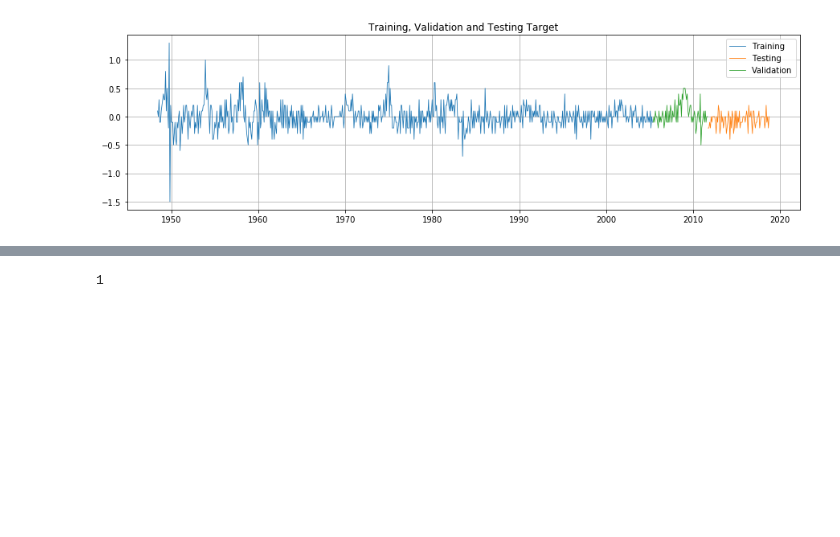
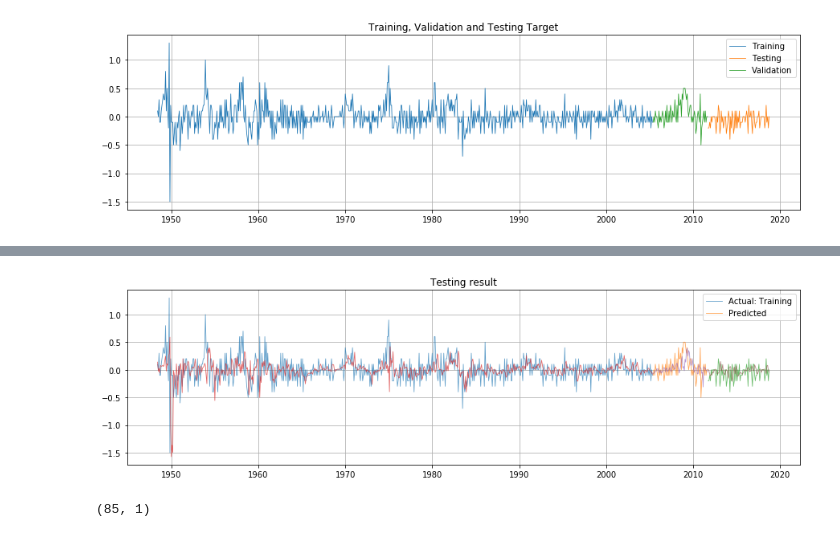
Before and after one commit to TianyuDu/AnnEconForecast, a Jupyter notebook: vanilla_nn.ipynb, the cells around one changed output, grey strips where cells are left out. Drawn from its saved outputs; the diff is of its cells as text; code cells hidden in the pictures; blank space fills up the shorter version.

```diff
--- a/vanilla_nn.ipynb
+++ b/vanilla_nn.ipynb
@@ -145,7 +145,7 @@ with tf.Session() as sess:
                 feed_dict={
                     X: X_train.values,
                     y_true: y_train.values})
-        if e % 100 == 0 or e == (EPOCHS - 1):
+        if e % 100 == 0:
             train_loss = sess.run(loss, feed_dict={
                 X: X_train.values,
                 y_true: y_train.values
@@ -155,4 +155,22 @@ with tf.Session() as sess:
                 y_true: y_val.values
             })
             print(f"Epoch {e}: Training Loss :{train_loss:0.7f}, Validation Loss :{val_loss:0.7f}")
+    train_loss = sess.run(loss, feed_dict={X: X_train.values, y_true: y_train.values})
+    val_loss = sess.run(loss, feed_dict={X: X_val.values, y_true: y_val.values})
+    print(f"Final: Training Loss :{train_loss:0.7f}, Validation Loss :{val_loss:0.7f}")
+
+    pred_train = sess.run(output_layer, feed_dict={
+        X: X_train.values,
+        y_true: y_train.values
+    })
+
+    pred_val = sess.run(output_layer, feed_dict={
+        X: X_val.values,
+        y_true: y_val.values
+    })
+
+    pred_test = sess.run(output_layer, feed_dict={
+        X: X_test.values,
+        y_true: y_test.values
+    })
 # %% [output]
@@ -170,4 +188,28 @@ Epoch 999: Training Loss :0.0622909, Validation Loss :0.0460352
-# %%
-101 % 100
-# %% [output]
-1
+# %%
+pred_train = pd.DataFrame(pred_train)
+pred_train.set_index(y_train.index, inplace=True)
+
+pred_val = pd.DataFrame(pred_val)
+pred_val.set_index(y_val.index, inplace=True)
+
+pred_test = pd.DataFrame(pred_test)
+pred_test.set_index(y_test.index, inplace=True)
+# %%
+plt.close()
+plt.figure(figsize=(15,4))
+legend = list()
+for s in [y_train, y_val, y_test, pred_train, pred_val, pred_test]:
+    plt.plot(s, linewidth=0.8, alpha=0.7)
+plt.legend([
+    "Actual: Training",
+    "Actual: Validation",
+    "Actual: ""Predicted"])
+plt.title("Testing result")
+plt.grid(True)
+plt.show()
+# %% [output]
+[figure, added]
+# %%
+pred_test.shape
+# %% [output]
+(85, 1)
```
Also changed, not shown: parts of 3 cells of this notebook.
